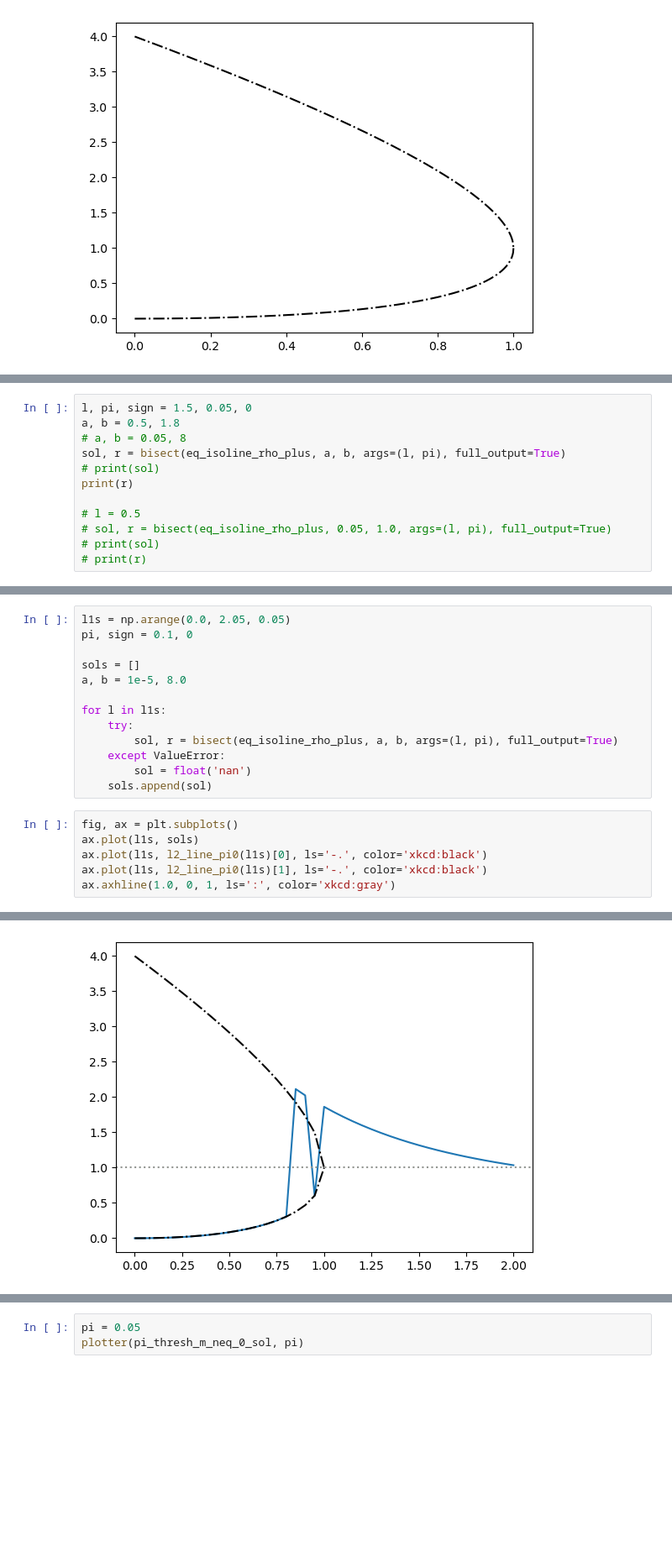
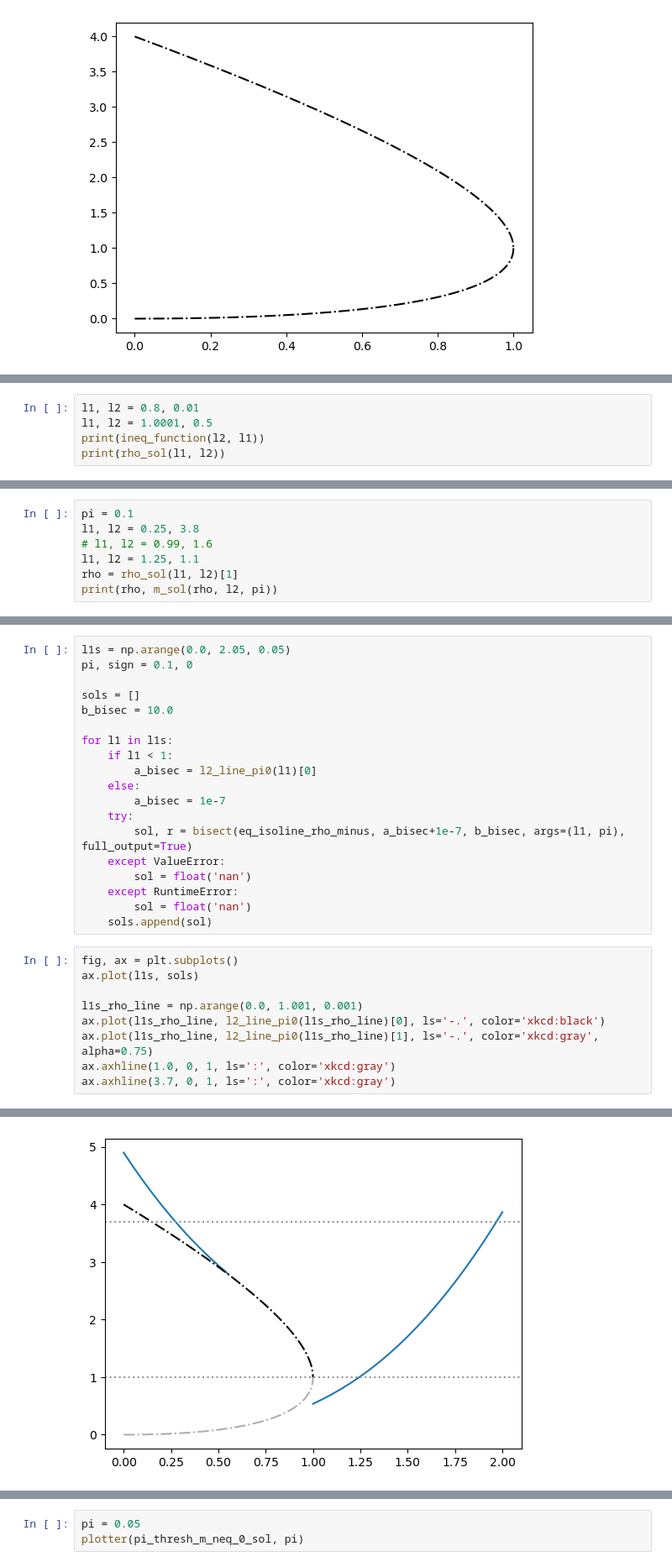
Before and after one commit to dmarchp/TFM_code, a Jupyter notebook: non_lin_models/det_sols_non_lin/1and2simplices.ipynb, the cells around one changed output, grey strips where cells are left out. Shown at 84% size. Drawn from its saved outputs; the diff is of its cells as text; blank space fills up the shorter version.

```diff
--- a/non_lin_models/det_sols_non_lin/1and2simplices.ipynb
+++ b/non_lin_models/det_sols_non_lin/1and2simplices.ipynb
@@ -24,0 +26,5 @@ ineq_function(0.01, 0.8)
+# %%
+l1, l2 = 0.8, 0.01
+l1, l2 = 1.0001, 0.5
+print(ineq_function(l2, l1))
+print(rho_sol(l1, l2))
@@ -46,12 +96,0 @@ def eq_isoline_rho_plus(l2, l1, pi):
-# %%
-l, pi, sign = 1.5, 0.05, 0
-a, b = 0.5, 1.8
-# a, b = 0.05, 8
-sol, r = bisect(eq_isoline_rho_plus, a, b, args=(l, pi), full_output=True)
-# print(sol)
-print(r)
-
-# l = 0.5
-# sol, r = bisect(eq_isoline_rho_plus, 0.05, 1.0, args=(l, pi), full_output=True)
-# print(sol)
-# print(r)
@@ -67,0 +119,7 @@ sol
+# %%
+pi = 0.1
+l1, l2 = 0.25, 3.8
+# l1, l2 = 0.99, 1.6
+l1, l2 = 1.25, 1.1
+rho = rho_sol(l1, l2)[1]
+print(rho, m_sol(rho, l2, pi))
@@ -70,20 +155,29 @@ l1s = np.arange(0.0, 2.05, 0.05)
 pi, sign = 0.1, 0
 
 sols = []
-a, b = 1e-5, 8.0
+b_bisec = 10.0
 
-for l in l1s:
+for l1 in l1s:
+    if l1 < 1:
+        a_bisec = l2_line_pi0(l1)[0]
+    else:
+        a_bisec = 1e-7
     try:
-        sol, r = bisect(eq_isoline_rho_plus, a, b, args=(l, pi), full_output=True)
+        sol, r = bisect(eq_isoline_rho_minus, a_bisec+1e-7, b_bisec, args=(l1, pi), full_output=True)
     except ValueError:
         sol = float('nan')
+    except RuntimeError:
+        sol = float('nan')
     sols.append(sol)
 # %%
 fig, ax = plt.subplots()
 ax.plot(l1s, sols)
-ax.plot(l1s, l2_line_pi0(l1s)[0], ls='-.', color='xkcd:black')
-ax.plot(l1s, l2_line_pi0(l1s)[1], ls='-.', color='xkcd:black')
+
+l1s_rho_line = np.arange(0.0, 1.001, 0.001)
+ax.plot(l1s_rho_line, l2_line_pi0(l1s_rho_line)[0], ls='-.', color='xkcd:black')
+ax.plot(l1s_rho_line, l2_line_pi0(l1s_rho_line)[1], ls='-.', color='xkcd:gray', alpha=0.75)
 ax.axhline(1.0, 0, 1, ls=':', color='xkcd:gray')
+ax.axhline(3.7, 0, 1, ls=':', color='xkcd:gray')
 # %% [output]
 <matplotlib.lines.Line2D at 0x...>
-[figure, old version]
+[figure, new version]
```
Also changed, not shown: parts of 19 cells of this notebook, 2 other files.
